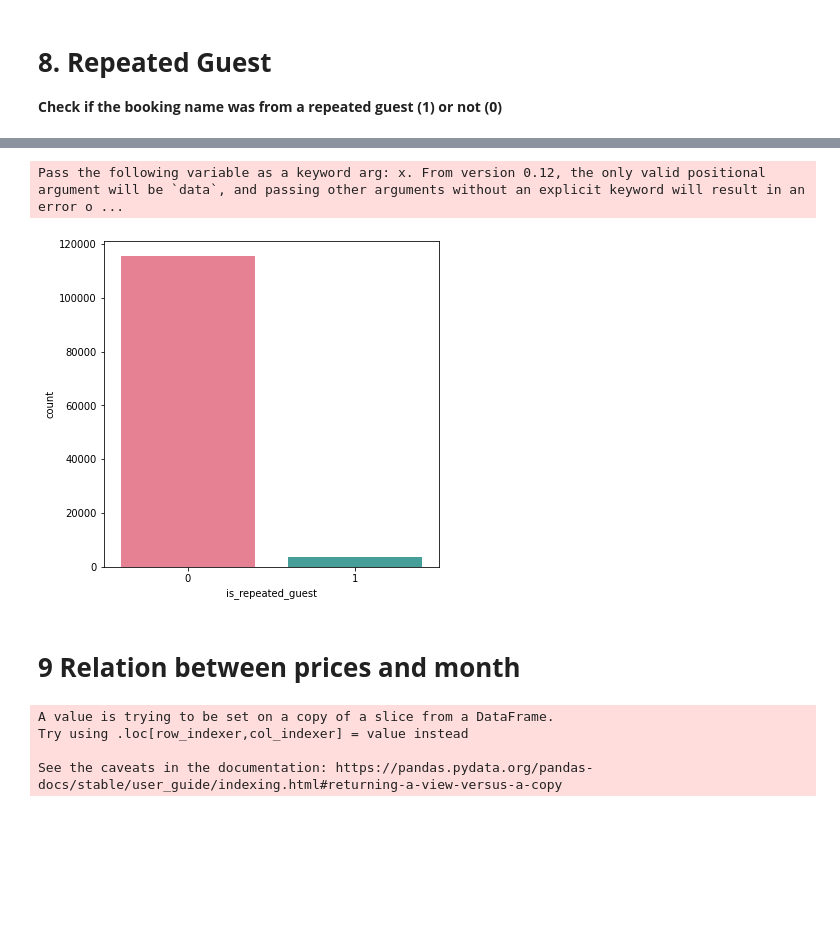
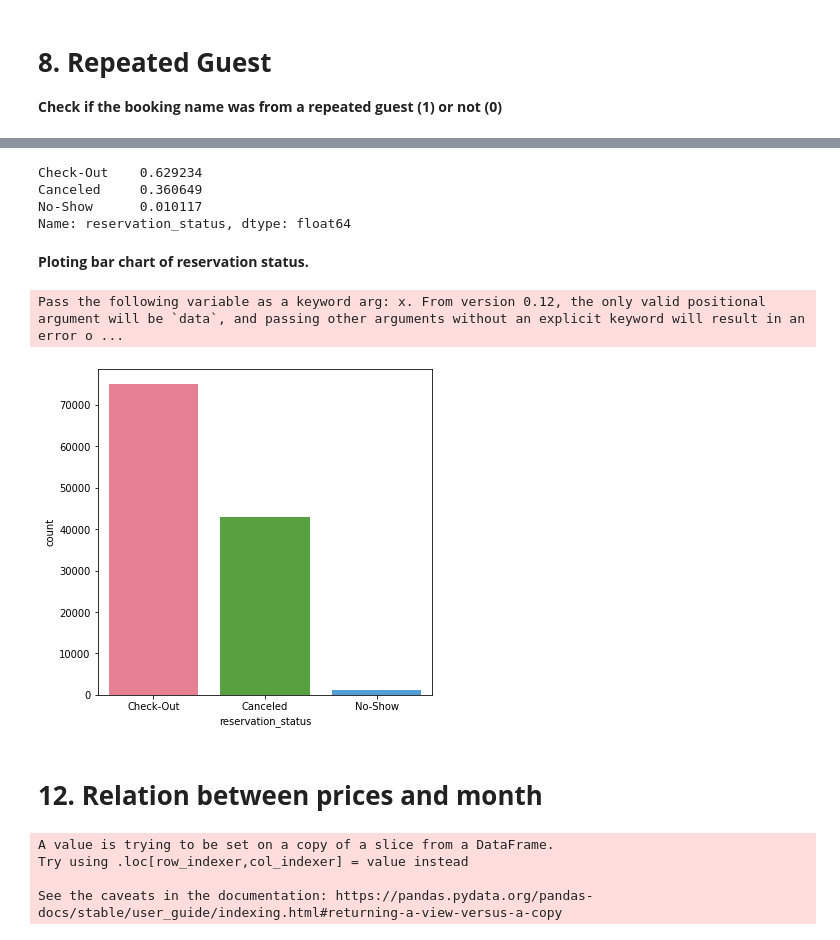
Before and after one commit to Nikitanegi0410/Hotel-Booking-Analysis, a Jupyter notebook: Project_of_Hotel_Booking_Analysis_Capstone_Project.ipynb, the cells around one changed output, grey strips where cells are left out. Cells and saved outputs as stored; diff of their text form; code cells hidden in the pictures; blank space fills up the shorter version.

```diff
--- a/Project_of_Hotel_Booking_Analysis_Capstone_Project.ipynb
+++ b/Project_of_Hotel_Booking_Analysis_Capstone_Project.ipynb
@@ -452,12 +525,21 @@ Name: is_repeated_guest, dtype: int64
+# %%
+df.reservation_status.value_counts(normalize=True)
+# %% [output]
+Check-Out    0.629234
+Canceled     0.360649
+No-Show      0.010117
+Name: reservation_status, dtype: float64
+# %% [markdown]
+**Ploting bar chart of reservation status.**
 # %%
 plt.figure(figsize=(6,6))
-sns.countplot(df['is_repeated_guest'], palette='husl')
+sns.countplot(df['reservation_status'], palette='husl')
 plt.show()
 # %% [output]
 Pass the following variable as a keyword arg: x. From version 0.12, the only valid positional argument will be `data`, and passing other arguments without an explicit keyword will result in an error o ...
-[figure, old version]
+[figure, new version]
 # %% [markdown]
-# **9 Relation between prices and month**
+# **12. Relation between prices and month**
 # %%
 plt.figure(figsize=(12,5))
 df['adr_pp'] = df['adr'] / (df['adults'] + df['children'])
```
Also changed, not shown: parts of 42 cells of this notebook.
